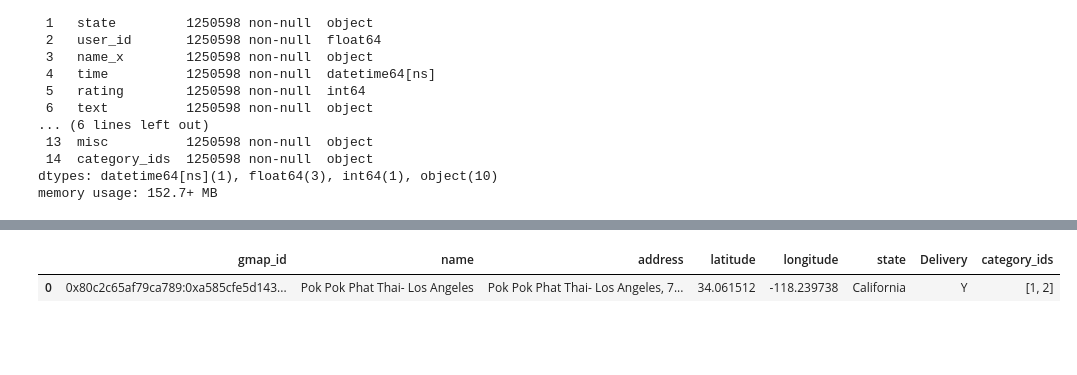
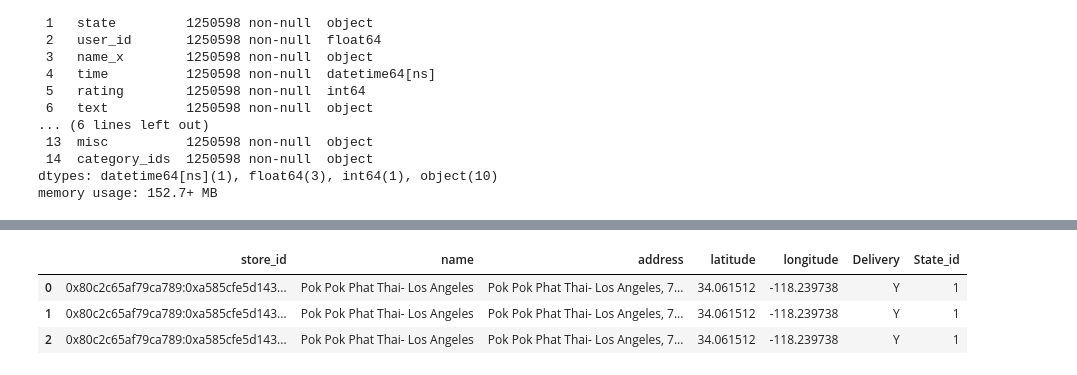
Before and after one commit to volpo/PG_YELP_GOOGLE_MAPS, a Jupyter notebook: Cassandra_SQL_DataPipeline/Cassandra_to_csv_reviews.ipynb, the cells around one changed output, grey strips where cells are left out. Drawn from its saved outputs; the diff is of its cells as text; code cells hidden in the pictures; blank space fills up the shorter version.

```diff
--- a/Cassandra_SQL_DataPipeline/Cassandra_to_csv_reviews.ipynb
+++ b/Cassandra_SQL_DataPipeline/Cassandra_to_csv_reviews.ipynb
@@ -558,5 +609,6 @@ merged.head(1)
 |  | gmap_id | state | user_id | name_x | time | rating | text | resp | name_y | address | latitude | ... |
 | 0 | 0x80c2c65af79ca789:0xa585cfe5d143... | California | 1.161448e+20 | Hao Yan | 2015-11-19 22:34:56.800 | 4 | $8.50 for the basic Phat Thai, a ... | None | Pok Pok Phat Thai- Los Angeles | Pok Pok Phat Thai- Los Angeles, 7... | 34.061512 | ... |
 # %%
-df_local = merged[['gmap_id', 'name_y', 'address', 'latitude', 'longitude', 'state', 'Delivery', 'category_ids']]
+df_local = merged[['gmap_id', 'name_y', 'address', 'latitude', 'longitude', 'state', 'Delivery']]
 df_local = df_local.rename(columns={'name_y':'name'})
+df_local = df_local.rename(columns={'state':'State'})
@@ -563,5 +624,13 @@ df_local = df_local.rename(columns={'name_y':'name'})
+# %%
+df_local = pd.merge(df_local, df_estados, on='State')
+# %%
+df_local = df_local.drop('State', axis=1)
+# %%
+df_local = df_local.rename(columns={'gmap_id':'store_id'})
 # %%
-df_local.head(1)
+df_local.head(3)
 # %% [output]
-|  | gmap_id | name | address | latitude | longitude | state | Delivery | category_ids |
-| 0 | 0x80c2c65af79ca789:0xa585cfe5d143... | Pok Pok Phat Thai- Los Angeles | Pok Pok Phat Thai- Los Angeles, 7... | 34.061512 | -118.239738 | California | Y | [1, 2] |
+|  | store_id | name | address | latitude | longitude | Delivery | State_id |
+| 0 | 0x80c2c65af79ca789:0xa585cfe5d143... | Pok Pok Phat Thai- Los Angeles | Pok Pok Phat Thai- Los Angeles, 7... | 34.061512 | -118.239738 | Y | 1 |
+| 1 | 0x80c2c65af79ca789:0xa585cfe5d143... | Pok Pok Phat Thai- Los Angeles | Pok Pok Phat Thai- Los Angeles, 7... | 34.061512 | -118.239738 | Y | 1 |
+| 2 | 0x80c2c65af79ca789:0xa585cfe5d143... | Pok Pok Phat Thai- Los Angeles | Pok Pok Phat Thai- Los Angeles, 7... | 34.061512 | -118.239738 | Y | 1 |
```
Also changed, not shown: parts of 17 cells of this notebook.
